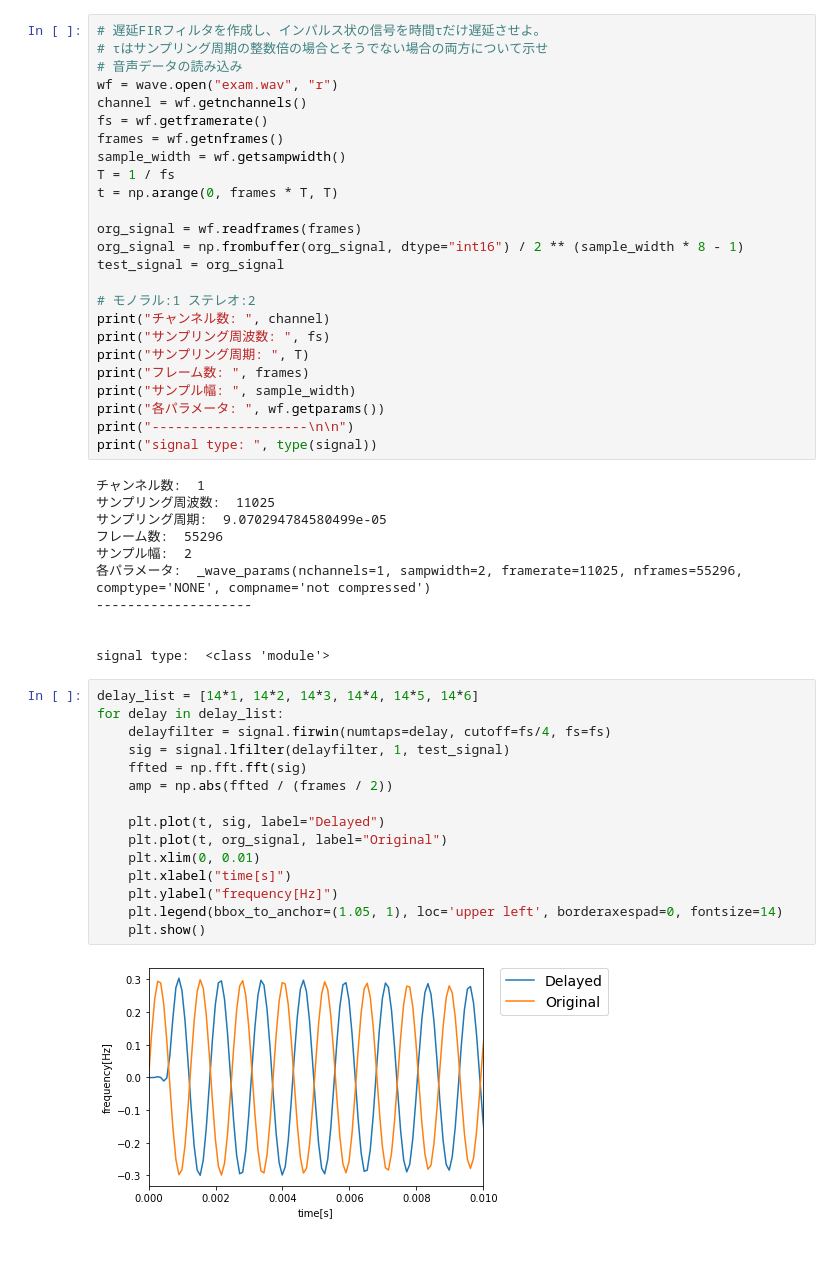
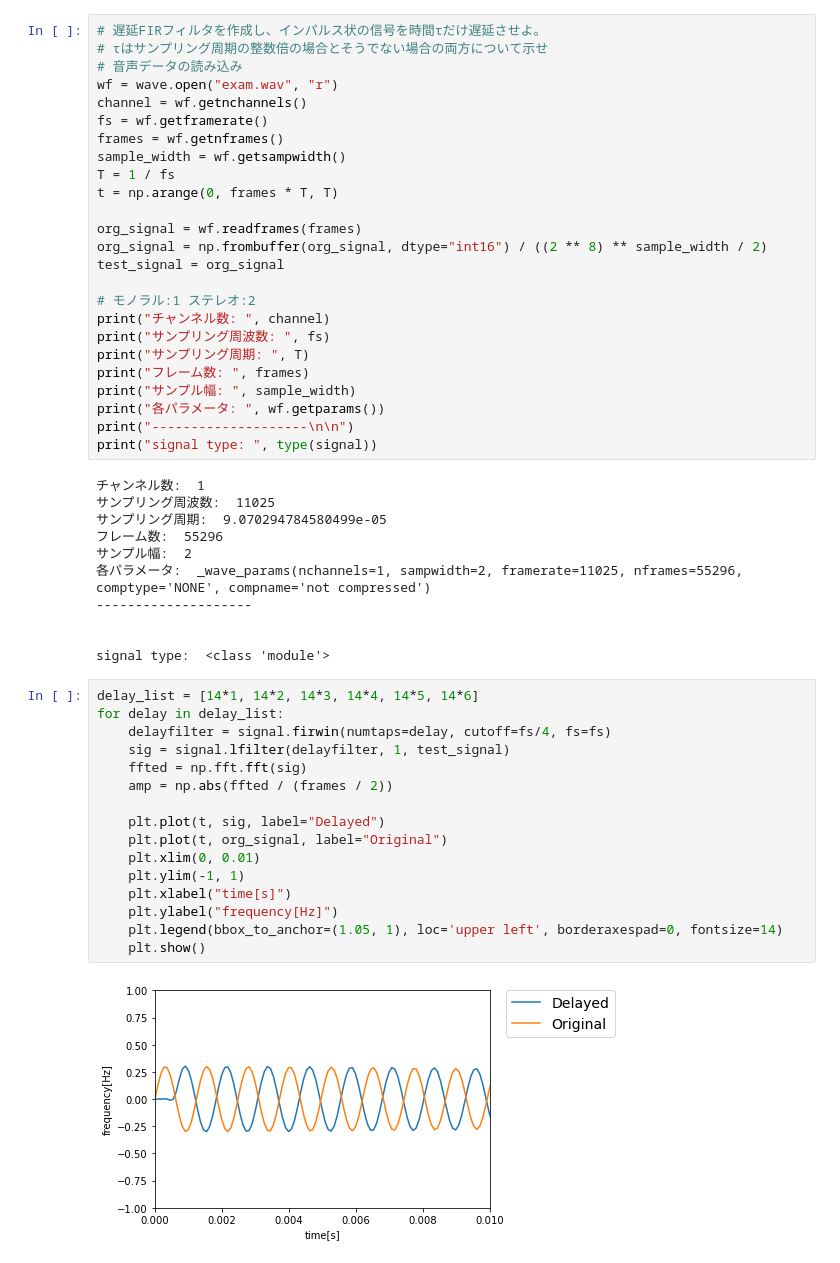
Before and after one commit to Kentkn192837/Cyokaku, a Jupyter notebook: no3.ipynb, the cells around one changed output. Cells and saved outputs as stored; diff of their text form.

```diff
--- a/no3.ipynb
+++ b/no3.ipynb
@@ -18,7 +18,7 @@ T = 1 / fs
 t = np.arange(0, frames * T, T)
 
 org_signal = wf.readframes(frames)
-org_signal = np.frombuffer(org_signal, dtype="int16") / 2 ** (sample_width * 8 - 1)
+org_signal = np.frombuffer(org_signal, dtype="int16") / ((2 ** 8) ** sample_width / 2)
 test_signal = org_signal
 
 # モノラル:1 ステレオ:2
@@ -44,17 +44,18 @@ signal type:  <class 'module'>
 # %%
 delay_list = [14*1, 14*2, 14*3, 14*4, 14*5, 14*6]
 for delay in delay_list:
     delayfilter = signal.firwin(numtaps=delay, cutoff=fs/4, fs=fs)
     sig = signal.lfilter(delayfilter, 1, test_signal)
     ffted = np.fft.fft(sig)
     amp = np.abs(ffted / (frames / 2))
 
     plt.plot(t, sig, label="Delayed")
     plt.plot(t, org_signal, label="Original")
     plt.xlim(0, 0.01)
+    plt.ylim(-1, 1)
     plt.xlabel("time[s]")
     plt.ylabel("frequency[Hz]")
     plt.legend(bbox_to_anchor=(1.05, 1), loc='upper left', borderaxespad=0, fontsize=14)
     plt.show()
 # %% [output]
-[figure, old version]
+[figure, new version]
```
Also changed, not shown: parts of 6 cells of this notebook.
